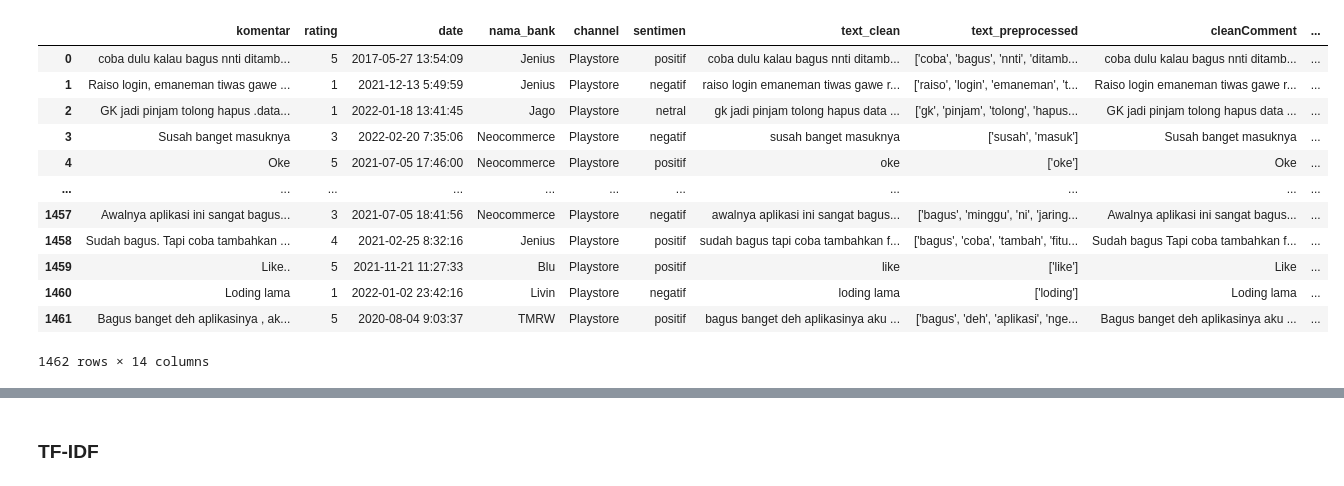
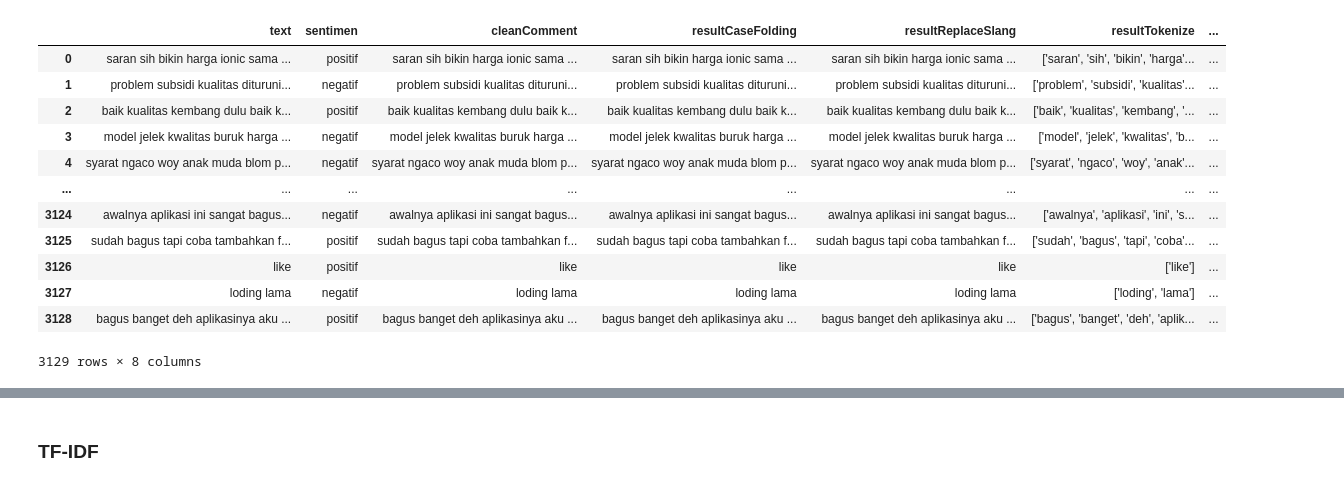
Before and after one commit to ardwiinoo/knn-sentiment-analysis, a Jupyter notebook: notebook/feature_extraction_nosplit.ipynb, the cells around one changed output, grey strips where cells are left out. Saved outputs shown, nothing was run; the diff lists cells and outputs as text; code cells hidden in the pictures.

Commit message:
extract from data train and data scrap

```diff
--- a/notebook/feature_extraction_nosplit.ipynb
+++ b/notebook/feature_extraction_nosplit.ipynb
@@ -1,20 +1,20 @@
 # %%
 import pandas as pd
 # %%
-data_latih = pd.read_csv('../output/cleaning/dataset_digital_bank_indo_clean.csv', encoding='utf-8')
+data_latih = pd.read_csv('../output/cleaning/dataset_merge_clean.csv', encoding='utf-8')
 data_latih
 # %% [output]
-|  | komentar | rating | date | nama_bank | channel | sentimen | text_clean | text_preprocessed | cleanComment | ... |
-| 0 | coba dulu kalau bagus nnti ditamb... | 5 | 2017-05-27 13:54:09 | Jenius | Playstore | positif | coba dulu kalau bagus nnti ditamb... | ['coba', 'bagus', 'nnti', 'ditamb... | coba dulu kalau bagus nnti ditamb... | ... |
-| 1 | Raiso login, emaneman tiwas gawe ... | 1 | 2021-12-13 5:49:59 | Jenius | Playstore | negatif | raiso login emaneman tiwas gawe r... | ['raiso', 'login', 'emaneman', 't... | Raiso login emaneman tiwas gawe r... | ... |
-| 2 | GK jadi pinjam tolong hapus .data... | 1 | 2022-01-18 13:41:45 | Jago | Playstore | netral | gk jadi pinjam tolong hapus data ... | ['gk', 'pinjam', 'tolong', 'hapus... | GK jadi pinjam tolong hapus data ... | ... |
-| 3 | Susah banget masuknya | 3 | 2022-02-20 7:35:06 | Neocommerce | Playstore | negatif | susah banget masuknya | ['susah', 'masuk'] | Susah banget masuknya | ... |
-| 4 | Oke | 5 | 2021-07-05 17:46:00 | Neocommerce | Playstore | positif | oke | ['oke'] | Oke | ... |
-| ... | ... | ... | ... | ... | ... | ... | ... | ... | ... | ... |
-| 1457 | Awalnya aplikasi ini sangat bagus... | 3 | 2021-07-05 18:41:56 | Neocommerce | Playstore | negatif | awalnya aplikasi ini sangat bagus... | ['bagus', 'minggu', 'ni', 'jaring... | Awalnya aplikasi ini sangat bagus... | ... |
-| 1458 | Sudah bagus. Tapi coba tambahkan ... | 4 | 2021-02-25 8:32:16 | Jenius | Playstore | positif | sudah bagus tapi coba tambahkan f... | ['bagus', 'coba', 'tambah', 'fitu... | Sudah bagus Tapi coba tambahkan f... | ... |
-| 1459 | Like.. | 5 | 2021-11-21 11:27:33 | Blu | Playstore | positif | like | ['like'] | Like | ... |
-| 1460 | Loding lama | 1 | 2022-01-02 23:42:16 | Livin | Playstore | negatif | loding lama | ['loding'] | Loding lama | ... |
-| 1461 | Bagus banget deh aplikasinya , ak... | 5 | 2020-08-04 9:03:37 | TMRW | Playstore | positif | bagus banget deh aplikasinya aku ... | ['bagus', 'deh', 'aplikasi', 'nge... | Bagus banget deh aplikasinya aku ... | ... |
+|  | text | sentimen | cleanComment | resultCaseFolding | resultReplaceSlang | resultTokenize | ... |
+| 0 | saran sih bikin harga ionic sama ... | positif | saran sih bikin harga ionic sama ... | saran sih bikin harga ionic sama ... | saran sih bikin harga ionic sama ... | ['saran', 'sih', 'bikin', 'harga'... | ... |
+| 1 | problem subsidi kualitas dituruni... | negatif | problem subsidi kualitas dituruni... | problem subsidi kualitas dituruni... | problem subsidi kualitas dituruni... | ['problem', 'subsidi', 'kualitas'... | ... |
+| 2 | baik kualitas kembang dulu baik k... | positif | baik kualitas kembang dulu baik k... | baik kualitas kembang dulu baik k... | baik kualitas kembang dulu baik k... | ['baik', 'kualitas', 'kembang', '... | ... |
+| 3 | model jelek kwalitas buruk harga ... | negatif | model jelek kwalitas buruk harga ... | model jelek kwalitas buruk harga ... | model jelek kwalitas buruk harga ... | ['model', 'jelek', 'kwalitas', 'b... | ... |
+| 4 | syarat ngaco woy anak muda blom p... | negatif | syarat ngaco woy anak muda blom p... | syarat ngaco woy anak muda blom p... | syarat ngaco woy anak muda blom p... | ['syarat', 'ngaco', 'woy', 'anak'... | ... |
+| ... | ... | ... | ... | ... | ... | ... | ... |
+| 3124 | awalnya aplikasi ini sangat bagus... | negatif | awalnya aplikasi ini sangat bagus... | awalnya aplikasi ini sangat bagus... | awalnya aplikasi ini sangat bagus... | ['awalnya', 'aplikasi', 'ini', 's... | ... |
+| 3125 | sudah bagus tapi coba tambahkan f... | positif | sudah bagus tapi coba tambahkan f... | sudah bagus tapi coba tambahkan f... | sudah bagus tapi coba tambahkan f... | ['sudah', 'bagus', 'tapi', 'coba'... | ... |
+| 3126 | like | positif | like | like | like | ['like'] | ... |
+| 3127 | loding lama | negatif | loding lama | loding lama | loding lama | ['loding', 'lama'] | ... |
+| 3128 | bagus banget deh aplikasinya aku ... | positif | bagus banget deh aplikasinya aku ... | bagus banget deh aplikasinya aku ... | bagus banget deh aplikasinya aku ... | ['bagus', 'banget', 'deh', 'aplik... | ... |
-1462 rows × 14 columns
+3129 rows × 8 columns
 # %%
```
Also changed, not shown: parts of 8 cells of this notebook.
